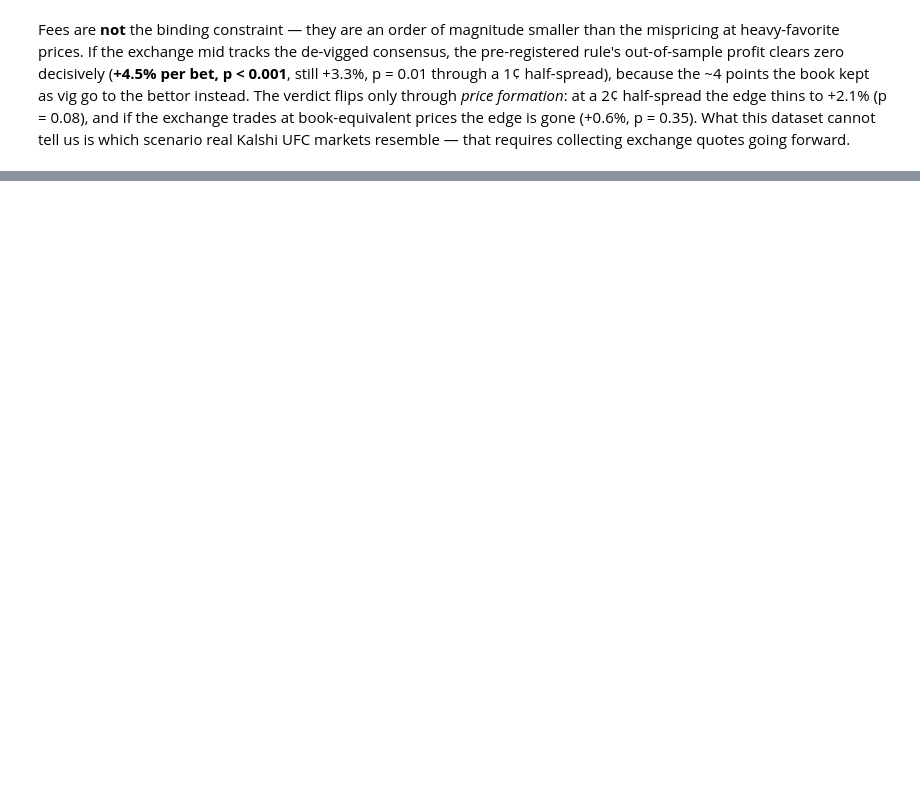
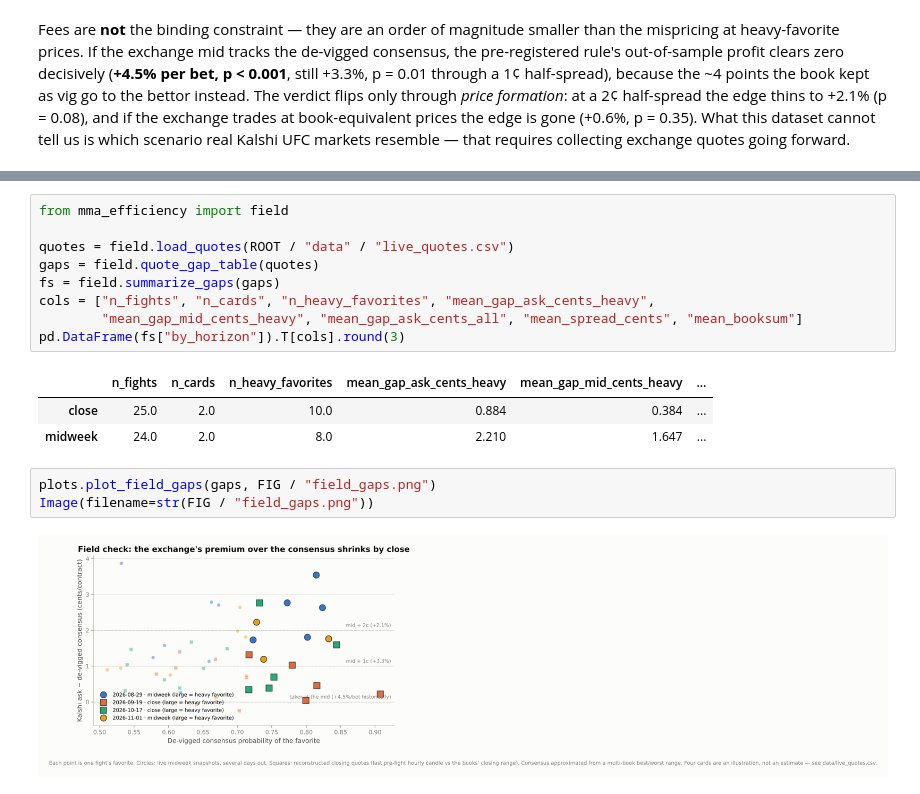
Before and after one commit to Rawanalytics/mma-betting-market-efficiency, a Jupyter notebook: notebooks/analysis.ipynb, the cells around one changed output, grey strips where cells are left out. Saved outputs shown, nothing was run; the diff lists cells and outputs as text; blank space fills up the shorter version.

```diff
--- a/notebooks/analysis.ipynb
+++ b/notebooks/analysis.ipynb
@@ -374,0 +392,18 @@ resemble — that requires collecting exchange quotes going forward.
+# %%
+from mma_efficiency import field
+
+quotes = field.load_quotes(ROOT / "data" / "live_quotes.csv")
+gaps = field.quote_gap_table(quotes)
+fs = field.summarize_gaps(gaps)
+cols = ["n_fights", "n_cards", "n_heavy_favorites", "mean_gap_ask_cents_heavy",
+        "mean_gap_mid_cents_heavy", "mean_gap_ask_cents_all", "mean_spread_cents", "mean_booksum"]
+pd.DataFrame(fs["by_horizon"]).T[cols].round(3)
+# %% [output]
+|  | n_fights | n_cards | n_heavy_favorites | mean_gap_ask_cents_heavy | mean_gap_mid_cents_heavy | ... |
+| close | 25.0 | 2.0 | 10.0 | 0.884 | 0.384 | ... |
+| midweek | 24.0 | 2.0 | 8.0 | 2.210 | 1.647 | ... |
+# %%
+plots.plot_field_gaps(gaps, FIG / "field_gaps.png")
+Image(filename=str(FIG / "field_gaps.png"))
+# %% [output]
+[figure, added]
```
Also changed, not shown: parts of 9 cells of this notebook, 15 other files.
